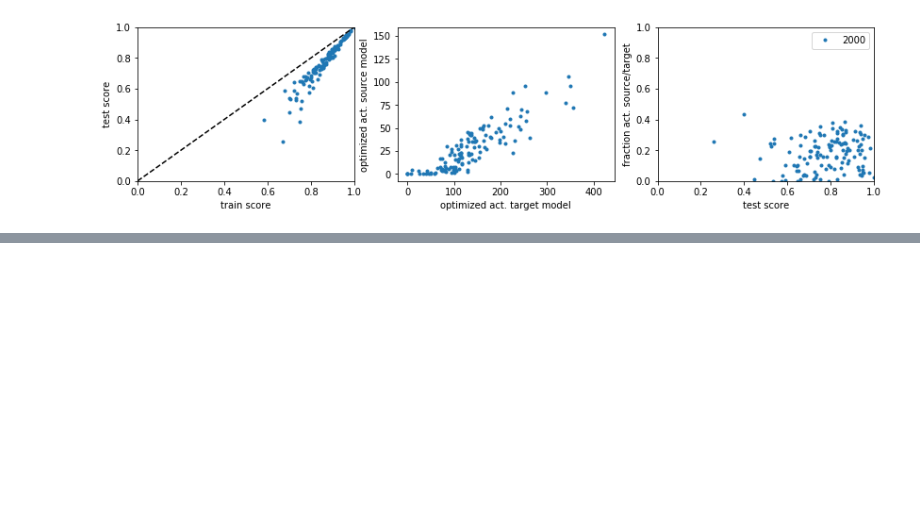
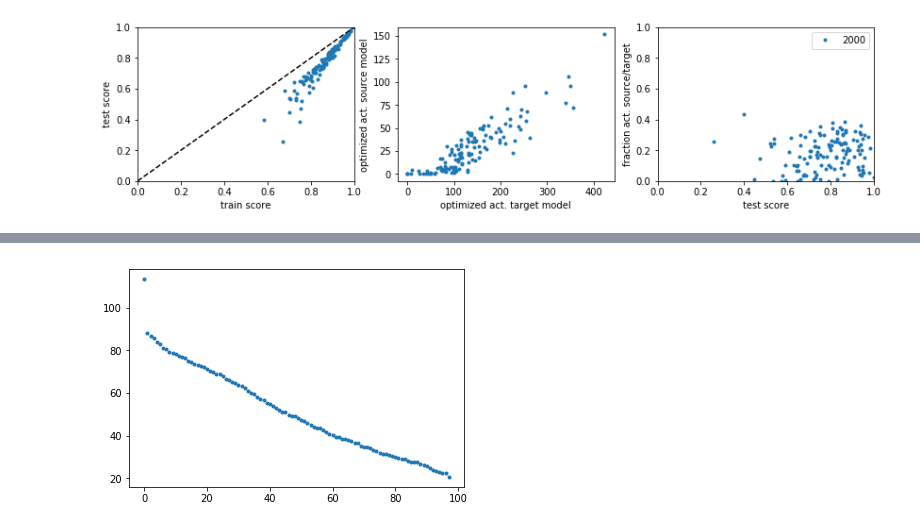
Before and after one commit to chongguo/SimNeuroController, a Jupyter notebook: Note110420.ipynb, the cells around one changed output, grey strips where cells are left out. Cells and saved outputs as stored; diff of their text form; code cells hidden in the pictures; blank space fills up the shorter version.

```diff
--- a/Note110420.ipynb
+++ b/Note110420.ipynb
@@ -207,6 +120,5 @@ plt.show()
 # %%
 plt.plot(pca.explained_variance_,'.')
 plt.show()
-plt.plot(target_val)
-plt.plot(source_val)
-plt.show()
+# %% [output]
+[figure, added]
```
Also changed, not shown: parts of 16 cells of this notebook.
